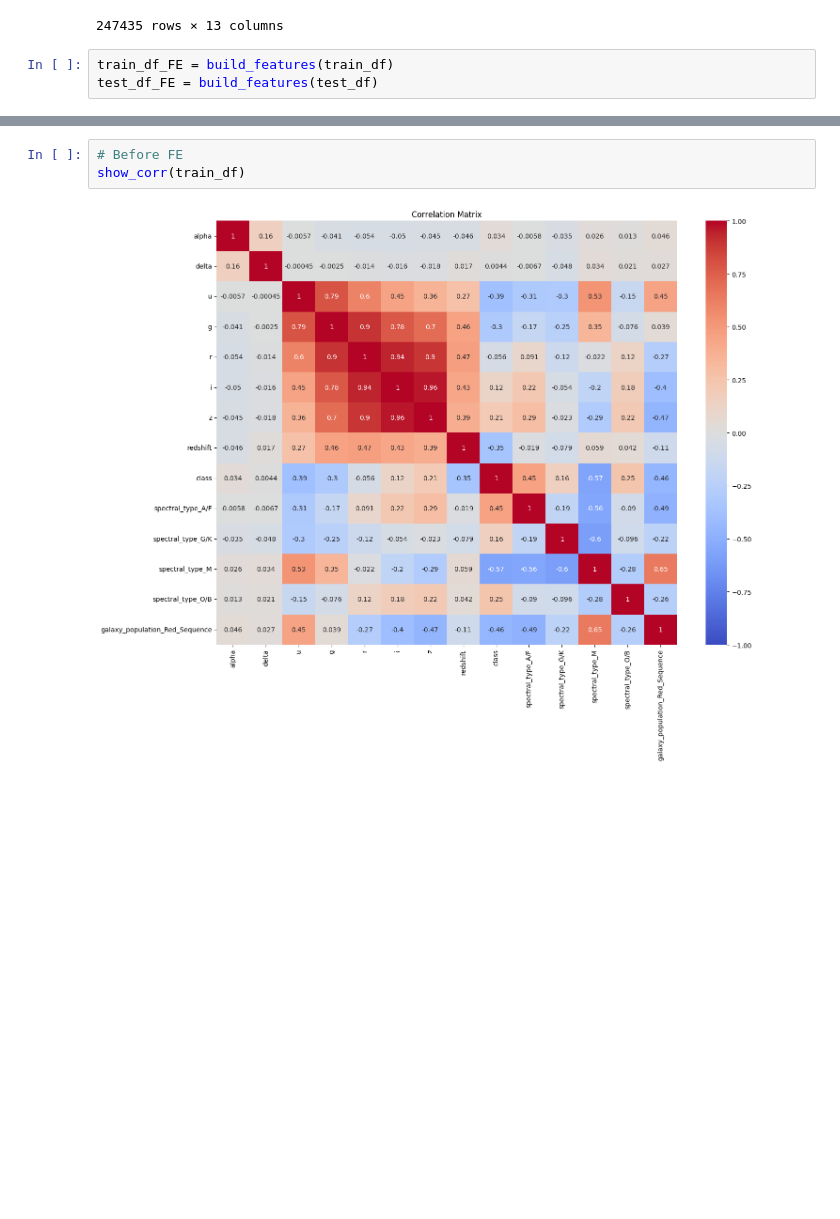
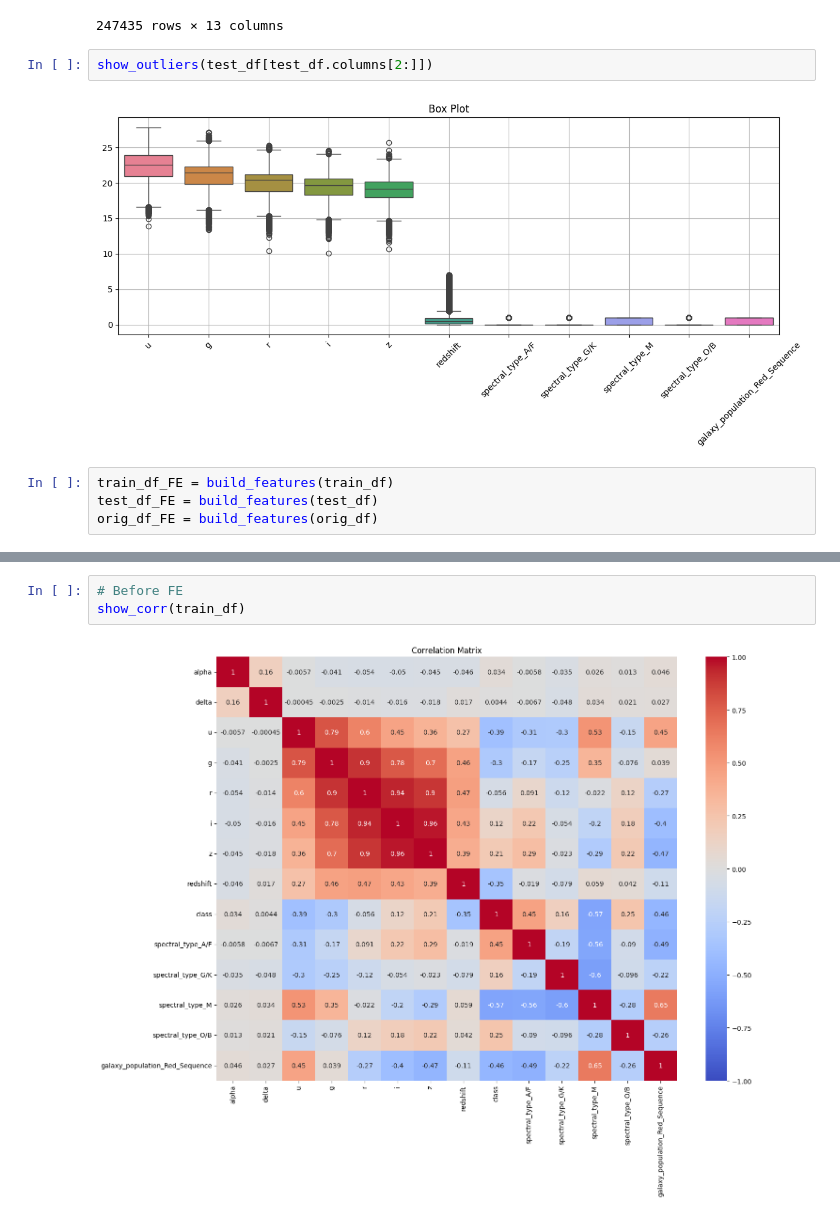
Before and after one commit to abdubakr77/predicting-stellar-class, a Jupyter notebook: notebooks/02_preprocessing.ipynb, the cells around one changed output, grey strips where cells are left out. Drawn from its saved outputs; the diff is of its cells as text; blank space fills up the shorter version.

```diff
--- a/notebooks/02_preprocessing.ipynb
+++ b/notebooks/02_preprocessing.ipynb
@@ -100,6 +99,11 @@ test_df
 | 247433 | 351.396802 | 2.451824 | 20.882944 | 20.902010 | 20.222812 | 20.551737 | 20.278339 | 1.199392 | 0 | ... |
 | 247434 | 192.793671 | 35.844331 | 22.836145 | 21.790448 | 20.620442 | 19.833623 | 19.399572 | 0.544832 | 0 | ... |
 247435 rows × 13 columns
+# %%
+show_outliers(test_df[test_df.columns[2:]])
+# %% [output]
+[figure, added]
 # %%
 train_df_FE = build_features(train_df)
 test_df_FE = build_features(test_df)
+orig_df_FE = build_features(orig_df)
```
Also changed, not shown: parts of 11 cells of this notebook.
